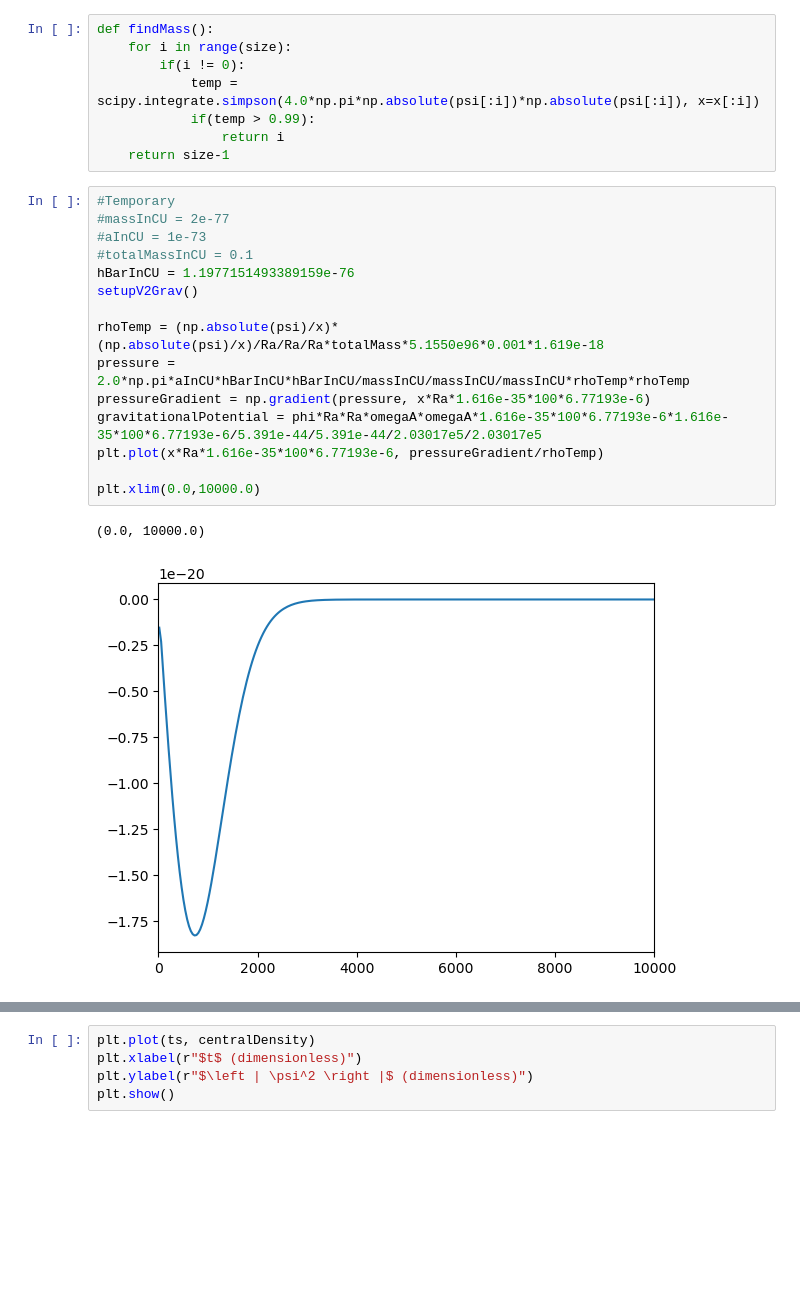
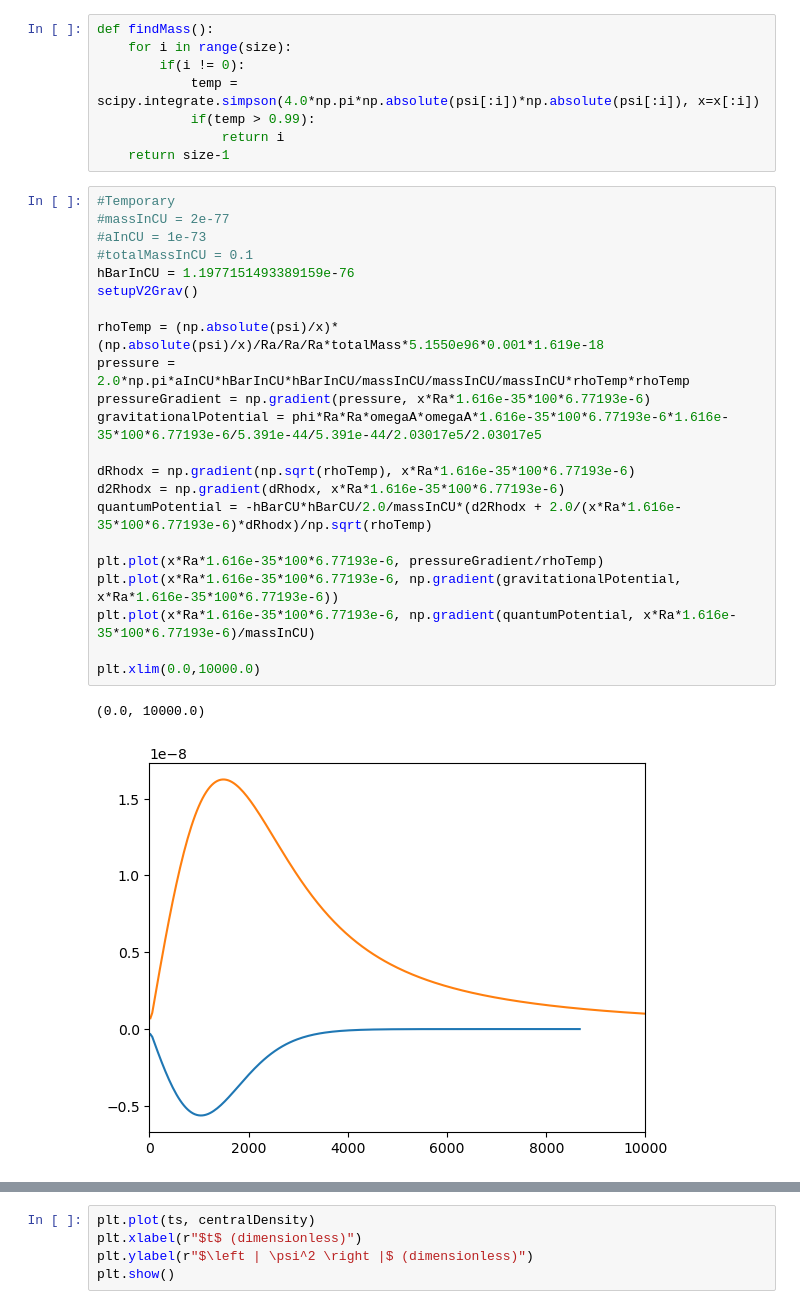
Before and after one commit to bkklee/BosonStar, a Jupyter notebook: Crank-Nicolson_v5.ipynb, the cells around one changed output, grey strips where cells are left out. Saved outputs shown, nothing was run; the diff lists cells and outputs as text; blank space fills up the shorter version.

```diff
--- a/Crank-Nicolson_v5.ipynb
+++ b/Crank-Nicolson_v5.ipynb
@@ -144,21 +144,28 @@ def findMass():
 # %%
 #Temporary
 #massInCU = 2e-77
 #aInCU = 1e-73
 #totalMassInCU = 0.1
 hBarInCU = 1.1977151493389159e-76
 setupV2Grav()
 
 rhoTemp = (np.absolute(psi)/x)*(np.absolute(psi)/x)/Ra/Ra/Ra*totalMass*5.1550e96*0.001*1.619e-18
 pressure = 2.0*np.pi*aInCU*hBarInCU*hBarInCU/massInCU/massInCU/massInCU*rhoTemp*rhoTemp
 pressureGradient = np.gradient(pressure, x*Ra*1.616e-35*100*6.77193e-6)
 gravitationalPotential = phi*Ra*Ra*omegaA*omegaA*1.616e-35*100*6.77193e-6*1.616e-35*100*6.77193e-6/5.391e-44/5.391e-44/2.03017e5/2.03017e5
+
+dRhodx = np.gradient(np.sqrt(rhoTemp), x*Ra*1.616e-35*100*6.77193e-6)
+d2Rhodx = np.gradient(dRhodx, x*Ra*1.616e-35*100*6.77193e-6)
+quantumPotential = -hBarCU*hBarCU/2.0/massInCU*(d2Rhodx + 2.0/(x*Ra*1.616e-35*100*6.77193e-6)*dRhodx)/np.sqrt(rhoTemp)
+
 plt.plot(x*Ra*1.616e-35*100*6.77193e-6, pressureGradient/rhoTemp)
+plt.plot(x*Ra*1.616e-35*100*6.77193e-6, np.gradient(gravitationalPotential, x*Ra*1.616e-35*100*6.77193e-6))
+plt.plot(x*Ra*1.616e-35*100*6.77193e-6, np.gradient(quantumPotential, x*Ra*1.616e-35*100*6.77193e-6)/massInCU)
 
 plt.xlim(0.0,10000.0)
 # %% [output]
 (0.0, 10000.0)
-[figure, old version]
+[figure, new version]
 # %%
 setupT()
 setupQ()
```
Also changed, not shown: parts of 1 cell of this notebook.
